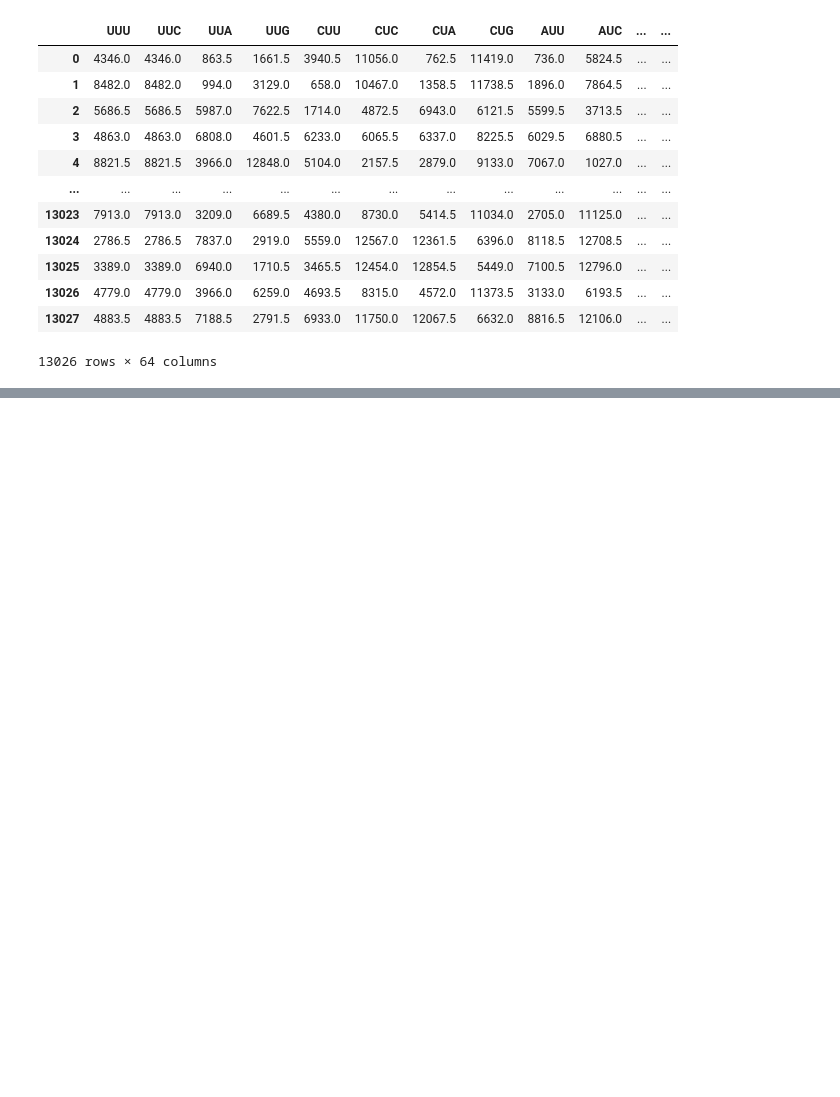
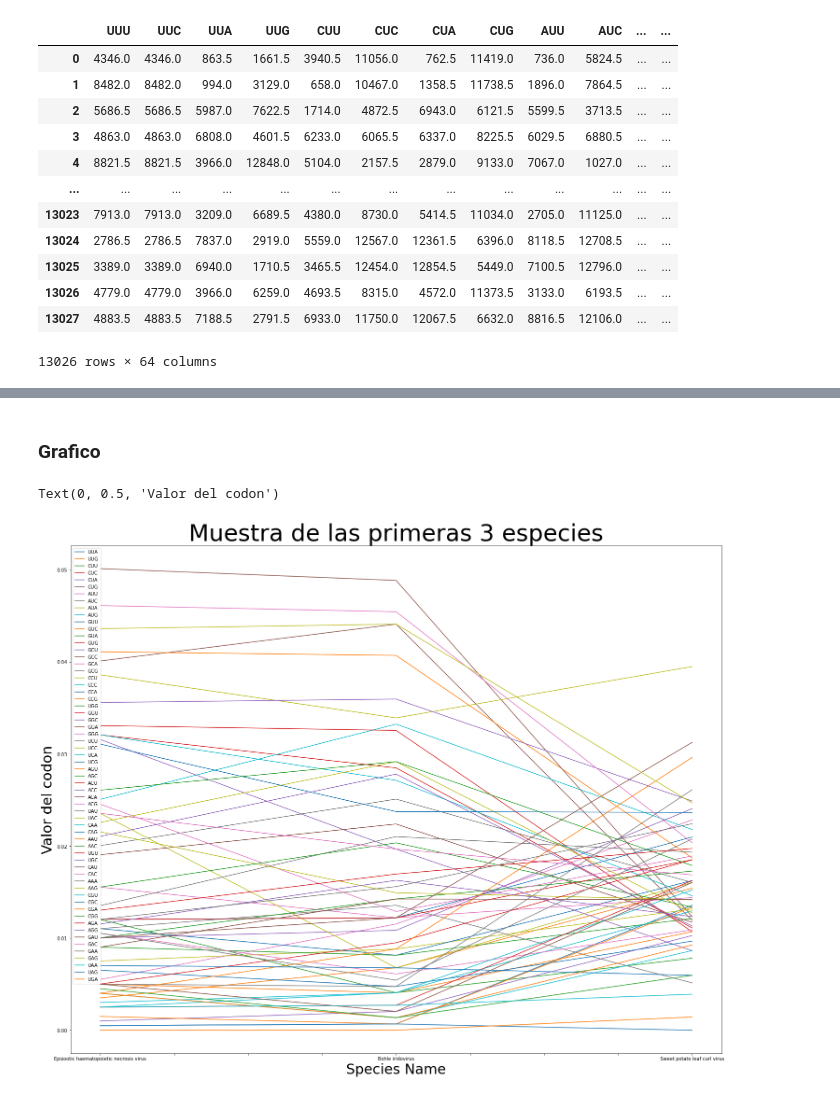
Before and after one commit to Br5n1ch4/gitrepos, a Jupyter notebook: CURSO_ACI777/Catedra 1/Catedra 1.ipynb, the cells around one changed output, grey strips where cells are left out. Saved outputs shown, nothing was run; the diff lists cells and outputs as text; code cells hidden in the pictures; blank space fills up the shorter version.

```diff
--- a/CURSO_ACI777/Catedra 1/Catedra 1.ipynb
+++ b/CURSO_ACI777/Catedra 1/Catedra 1.ipynb
@@ -171,0 +200,14 @@ df.loc[:,df.dtypes=='float64']
+# %% [markdown]
+### Grafico
+# %%
+df.set_index("SpeciesName", inplace=True)
+df.drop(['Kingdom','DNAtype','SpeciesID','Ncodons'],axis=1,inplace= True)
+grafico=df[:3]
+# %%
+grafico.plot(figsize=(25,20))
+plt.title('Muestra de las primeras 3 especies', fontsize=50)
+plt.xlabel('Species Name',fontsize=30)
+plt.ylabel('Valor del codon',fontsize=30)
+# %% [output]
+Text(0, 0.5, 'Valor del codon')
+[figure, added]
```
Also changed, not shown: parts of 24 cells of this notebook.
